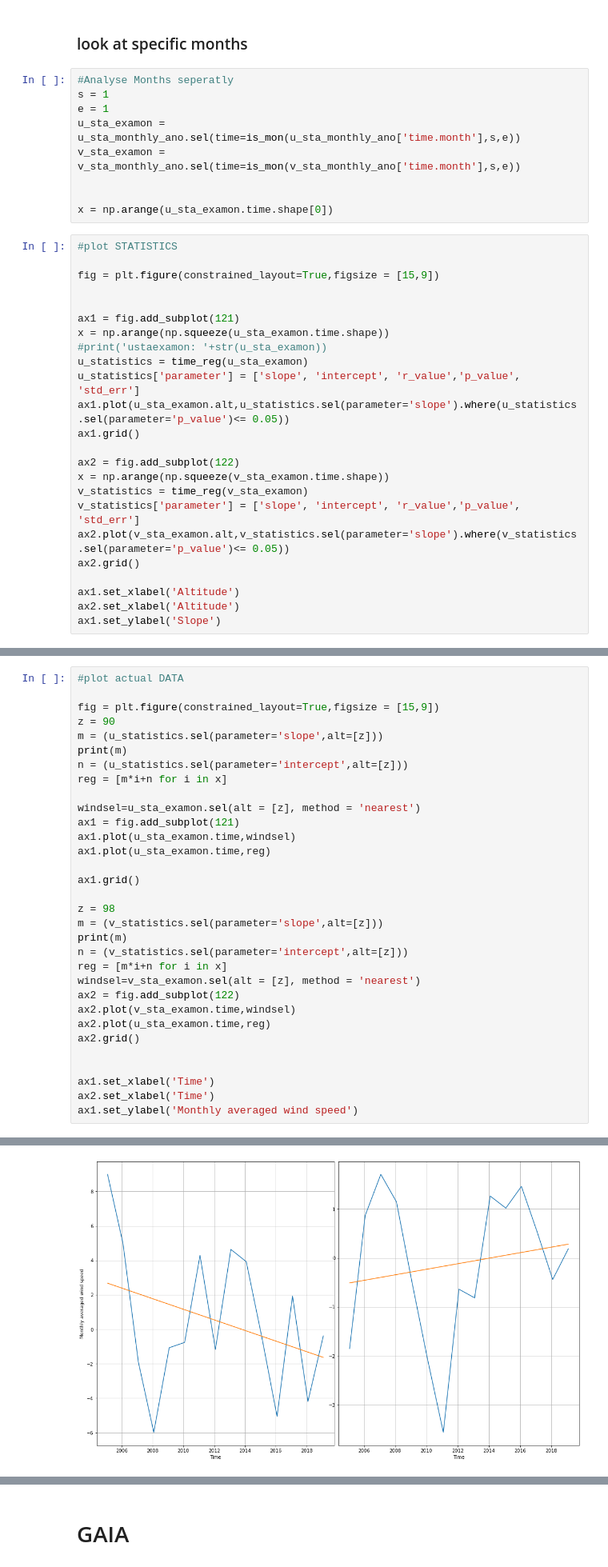
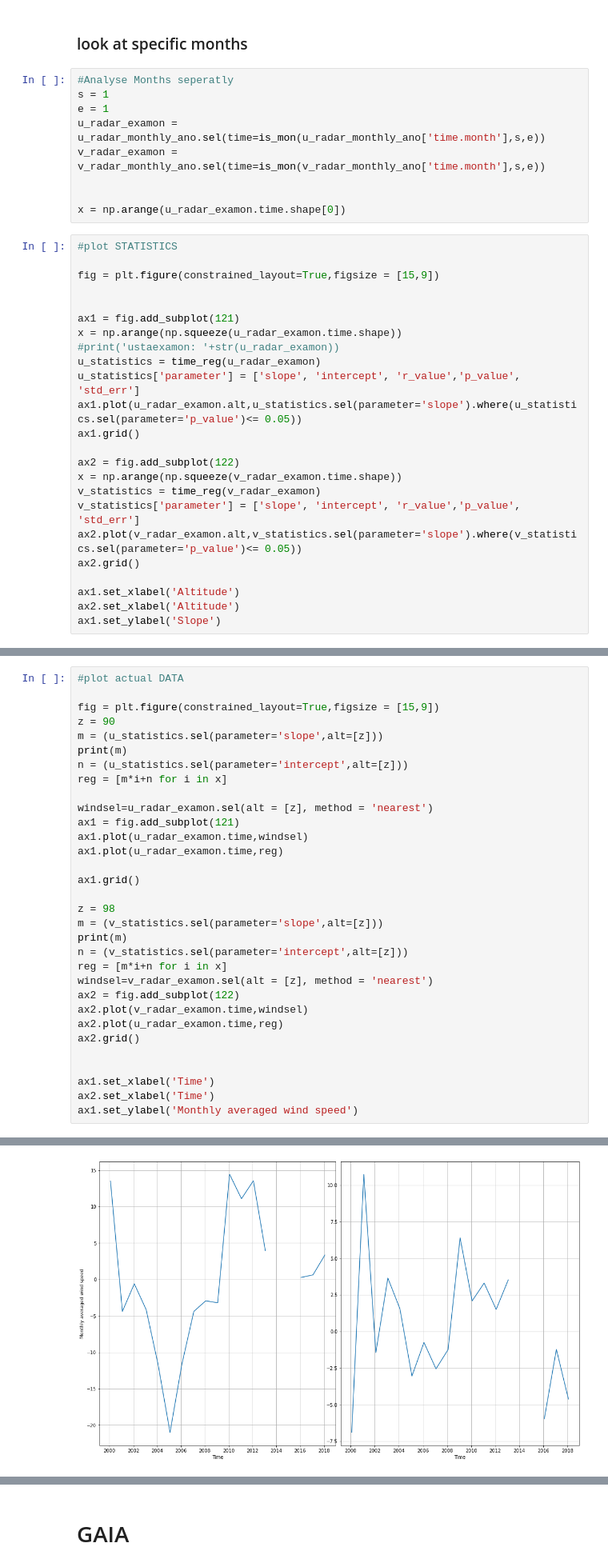
Before and after one commit to VACILT/trends_project, a Jupyter notebook: data_introduction_jason.ipynb, the cells around one changed output, grey strips where cells are left out. Shown at 80% size. Cells and saved outputs as stored; diff of their text form.

```diff
--- a/data_introduction_jason.ipynb
+++ b/data_introduction_jason.ipynb
@@ -235,11 +236,11 @@ Coordinates:
 #Analyse Months seperatly
 s = 1
 e = 1
-u_sta_examon = u_sta_monthly_ano.sel(time=is_mon(u_sta_monthly_ano['time.month'],s,e))
-v_sta_examon = v_sta_monthly_ano.sel(time=is_mon(v_sta_monthly_ano['time.month'],s,e))
+u_radar_examon = u_radar_monthly_ano.sel(time=is_mon(u_radar_monthly_ano['time.month'],s,e))
+v_radar_examon = v_radar_monthly_ano.sel(time=is_mon(v_radar_monthly_ano['time.month'],s,e))
 
 
-x = np.arange(u_sta_examon.time.shape[0])
+x = np.arange(u_radar_examon.time.shape[0])
 # %%
 #plot STATISTICS
 
@@ -247,18 +248,18 @@ fig = plt.figure(constrained_layout=True,figsize = [15,9])
 
 
 ax1 = fig.add_subplot(121)
-x = np.arange(np.squeeze(u_sta_examon.time.shape))
-#print('ustaexamon: '+str(u_sta_examon))
-u_statistics = time_reg(u_sta_examon)
+x = np.arange(np.squeeze(u_radar_examon.time.shape))
+#print('ustaexamon: '+str(u_radar_examon))
+u_statistics = time_reg(u_radar_examon)
 u_statistics['parameter'] = ['slope', 'intercept', 'r_value','p_value', 'std_err']
-ax1.plot(u_sta_examon.alt,u_statistics.sel(parameter='slope').where(u_statistics.sel(parameter='p_value')<= 0.05))
+ax1.plot(u_radar_examon.alt,u_statistics.sel(parameter='slope').where(u_statistics.sel(parameter='p_value')<= 0.05))
 ax1.grid()
 
 ax2 = fig.add_subplot(122)
-x = np.arange(np.squeeze(v_sta_examon.time.shape))
-v_statistics = time_reg(v_sta_examon)
+x = np.arange(np.squeeze(v_radar_examon.time.shape))
+v_statistics = time_reg(v_radar_examon)
 v_statistics['parameter'] = ['slope', 'intercept', 'r_value','p_value', 'std_err']
-ax2.plot(v_sta_examon.alt,v_statistics.sel(parameter='slope').where(v_statistics.sel(parameter='p_value')<= 0.05))
+ax2.plot(v_radar_examon.alt,v_statistics.sel(parameter='slope').where(v_statistics.sel(parameter='p_value')<= 0.05))
 ax2.grid()
 
 ax1.set_xlabel('Altitude')
@@ -277,10 +278,10 @@ print(m)
 n = (u_statistics.sel(parameter='intercept',alt=[z]))
 reg = [m*i+n for i in x]
 
-windsel=u_sta_examon.sel(alt = [z], method = 'nearest')
+windsel=u_radar_examon.sel(alt = [z], method = 'nearest')
 ax1 = fig.add_subplot(121)
-ax1.plot(u_sta_examon.time,windsel)
-ax1.plot(u_sta_examon.time,reg)
+ax1.plot(u_radar_examon.time,windsel)
+ax1.plot(u_radar_examon.time,reg)
 
 ax1.grid()
 
@@ -289,10 +290,10 @@ m = (v_statistics.sel(parameter='slope',alt=[z]))
 print(m)
 n = (v_statistics.sel(parameter='intercept',alt=[z]))
 reg = [m*i+n for i in x]
-windsel=v_sta_examon.sel(alt = [z], method = 'nearest')
+windsel=v_radar_examon.sel(alt = [z], method = 'nearest')
 ax2 = fig.add_subplot(122)
-ax2.plot(v_sta_examon.time,windsel)
-ax2.plot(u_sta_examon.time,reg)
+ax2.plot(v_radar_examon.time,windsel)
+ax2.plot(u_radar_examon.time,reg)
 ax2.grid()
 
 
@@ -310,5 +311,5 @@ array([0.05657669])
 Coordinates:
   * alt        (alt) int64 98
     parameter  <U9 'slope'
 Text(0, 0.5, 'Monthly averaged wind speed')
-[figure, old version]
+[figure, new version]
```
Also changed, not shown: parts of 80 cells of this notebook.
